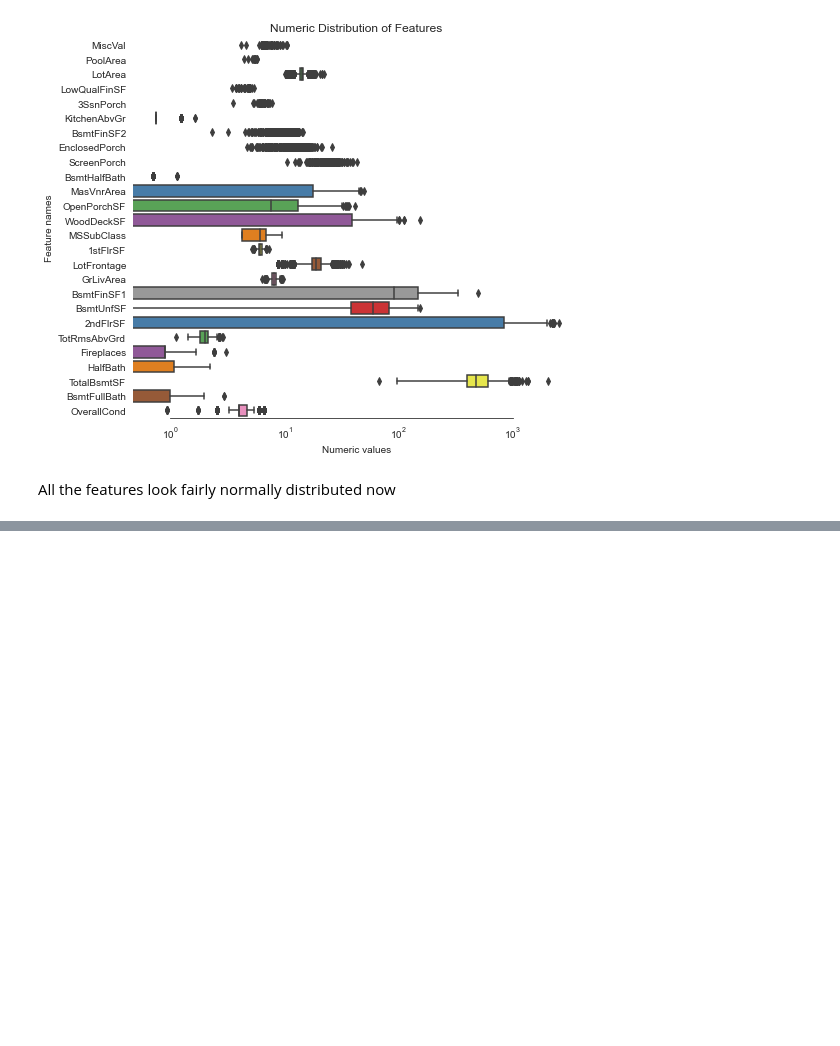
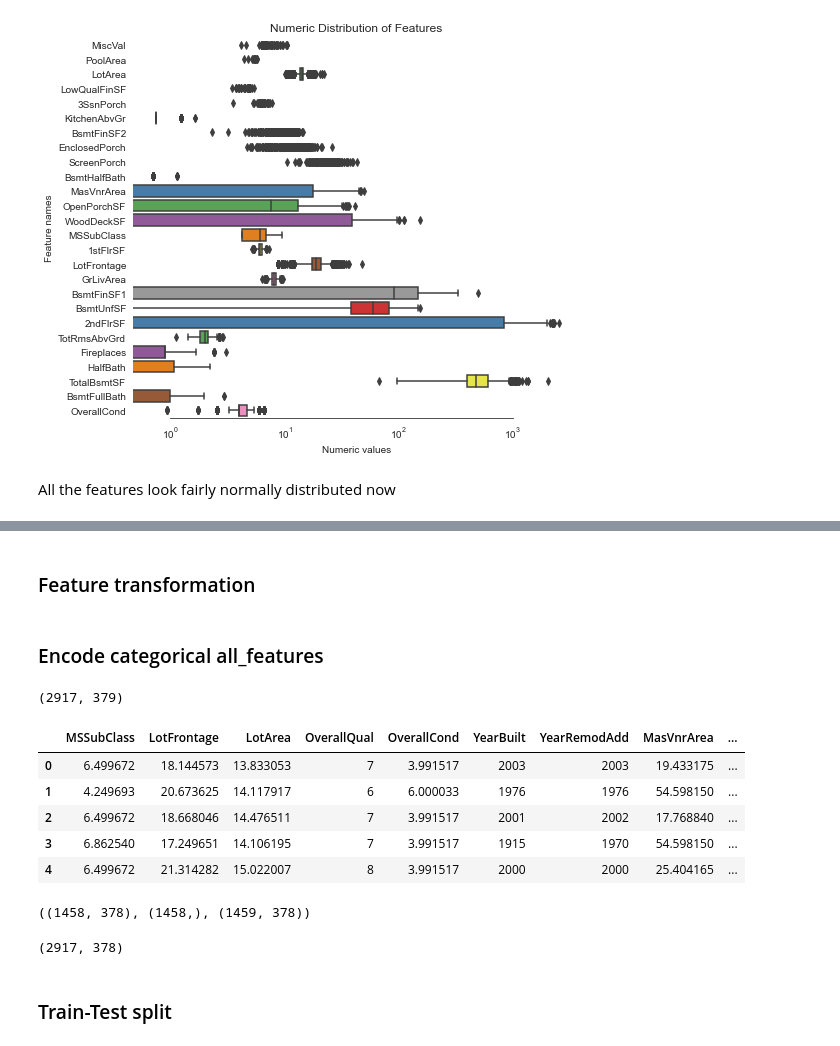
Before and after one commit to SaroLovito/Kaggle, a Jupyter notebook: HousePrice/eda + model.ipynb, the cells around one changed output, grey strips where cells are left out. Drawn from its saved outputs; the diff is of its cells as text; code cells hidden in the pictures; blank space fills up the shorter version.

```diff
--- a/HousePrice/eda.ipynb
+++ b/HousePrice/eda + model.ipynb
@@ -403,0 +443,49 @@ All the features look fairly normally distributed now
+# %% [markdown]
+### Feature transformation
+# %%
+def logs(res, ls):
+    m = res.shape[1]
+    for l in ls:
+        res = res.assign(newcol = pd.Series(np.log(1.01+res[l])).values)
+        res.columns.values[m] = l + '_log'
+        m += 1
+    return res
+
+
+
+log_features = ['LotFrontage','LotArea','MasVnrArea','BsmtFinSF1','BsmtFinSF2','BsmtUnfSF',
+                 'TotalBsmtSF','1stFlrSF','2ndFlrSF','LowQualFinSF','GrLivArea',
+                 'BsmtFullBath','BsmtHalfBath','FullBath','HalfBath','BedroomAbvGr','KitchenAbvGr',
+                 'TotRmsAbvGrd','Fireplaces','GarageCars','GarageArea','WoodDeckSF','OpenPorchSF',
+                 'EnclosedPorch','3SsnPorch','ScreenPorch','PoolArea','MiscVal','YearRemodAdd','TotalSF']
+
+all_features = logs(all_features, log_features)
+# %%
+def squares(res, ls):
+    m = res.shape[1]
+    for l in ls:
+        res = res.assign(newcol=pd.Series(res[l]*res[l]).values)
+        res.columns.values[m] = l + '_sq'
+        m += 1
+    return res
+
+squared_features = ['YearRemodAdd', 'LotFrontage_log',
+              'TotalBsmtSF_log', '1stFlrSF_log', '2ndFlrSF_log', 'GrLivArea_log',
+              'GarageCars_log', 'GarageArea_log']
+all_features = squares(all_features, squared_features)
+# %% [markdown]
+### Encode categorical all_features
+# %%
+all_features = pd.get_dummies(all_features).reset_index(drop=True)
+all_features.shape
+# %% [output]
+(2917, 379)
+# %%
+all_features.head()
+# %% [output]
+|  | MSSubClass | LotFrontage | LotArea | OverallQual | OverallCond | YearBuilt | YearRemodAdd | MasVnrArea | ... |
+| 0 | 6.499672 | 18.144573 | 13.833053 | 7 | 3.991517 | 2003 | 2003 | 19.433175 | ... |
+| 1 | 4.249693 | 20.673625 | 14.117917 | 6 | 6.000033 | 1976 | 1976 | 54.598150 | ... |
+| 2 | 6.499672 | 18.668046 | 14.476511 | 7 | 3.991517 | 2001 | 2002 | 17.768840 | ... |
+| 3 | 6.862540 | 17.249651 | 14.106195 | 7 | 3.991517 | 1915 | 1970 | 54.598150 | ... |
+| 4 | 6.499672 | 21.314282 | 15.022007 | 8 | 3.991517 | 2000 | 2000 | 25.404165 | ... |
@@ -403,0 +495,13 @@ All the features look fairly normally distributed now
+# %%
+#Recreate training and test sets
+X = all_features.iloc[:len(train_labels), :]
+X_test = all_features.iloc[len(train_labels):, :]
+X.shape, train_labels.shape, X_test.shape
+# %% [output]
+((1458, 378), (1458,), (1459, 378))
+# %%
+all_features.shape
+# %% [output]
+(2917, 378)
+# %% [markdown]
+### Train-Test split
```
Also changed, not shown: parts of 21 cells of this notebook, 2 other files.
